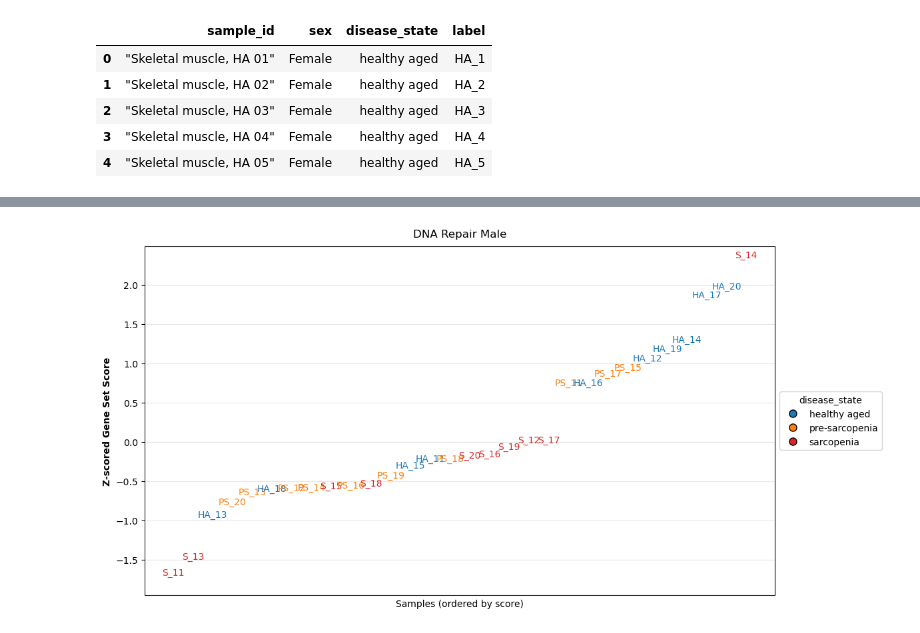
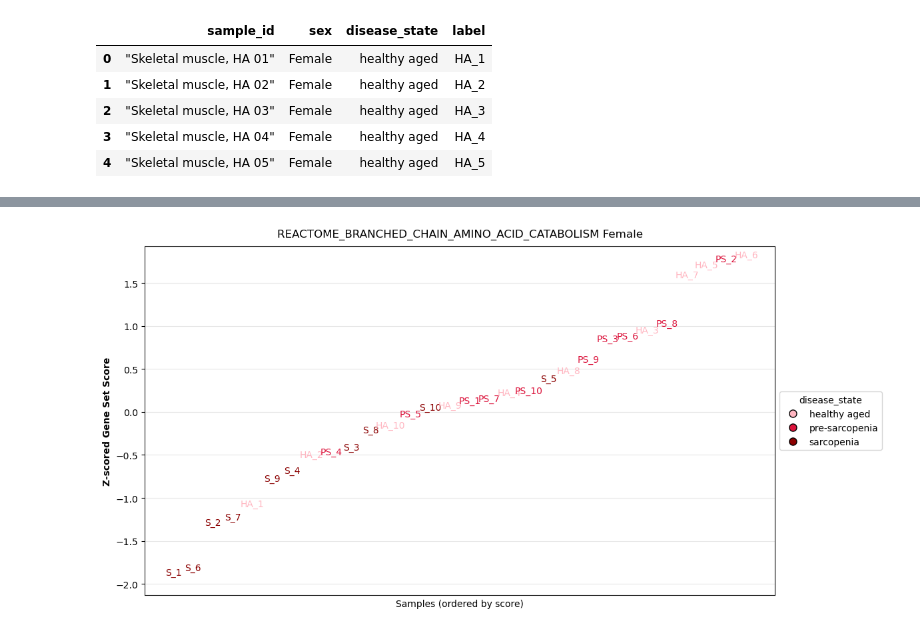
Before and after one commit to akanksha-sachan/ERCC1_iPSC_analysis, a Jupyter notebook: skm_sarcopenia_human/data.ipynb, the cells around one changed output, grey strips where cells are left out. Saved outputs shown, nothing was run; the diff lists cells and outputs as text; code cells hidden in the pictures.

Commit message:
plotted repair and metabolic violin + box plots

```diff
--- a/skm_sarcopenia_human/data.ipynb
+++ b/skm_sarcopenia_human/data.ipynb
@@ -268,0 +33,9 @@ def plot_geneset_score_violin_box(scores_df, category_col="disease_state", score
+# %%
+dna_repair_gene_sets_folder = "/ocean/projects/cis240075p/asachan/datasets/gene_sets/human/DNA_repair"
+# read all gmt files in the folder
+gene_sets = {}
+for file in os.listdir(dna_repair_gene_sets_folder):
+    if file.endswith(".gmt"):
+        file_gene_sets = load_gmt(os.path.join(dna_repair_gene_sets_folder, file))
+        # Flatten the structure - add pathway names directly as keys
+        gene_sets.update(file_gene_sets)
@@ -269,11 +60,6 @@ def plot_geneset_score_violin_box(scores_df, category_col="disease_state", score
 # %%
-gene_sets = load_gmt("/ocean/projects/cis240075p/asachan/datasets/gene_sets/human/DNA_repair/HALLMARK_DNA_REPAIR.v2024.1.Hs.gmt")
-palette = {
-    "healthy aged": "#1f77b4",
-     "pre-sarcopenia": "#ff7f0e",     # orange
-    "sarcopenia": "#d62728"
-}
 # Select one pathway to score
-genes_for_pathway = gene_sets["HALLMARK_DNA_REPAIR"]  # this is a list
-score_df = calculate_geneset_score(male_expr_df, up_genes=genes_for_pathway, mapping_df=mapping_df)
+pathway_name = "REACTOME_HOMOLOGOUS_RECOMBINATION_REPAIR_OF_REPLICATION_INDEPENDENT_DOUBLE_STRAND_BREAKS"
+genes_for_pathway = gene_sets[pathway_name]  # this is a list
+score_df = calculate_geneset_score(female_expr_df, up_genes=genes_for_pathway, mapping_df=mapping_df)
 # %% [output]
@@ -280,0 +67,11 @@ Using 150 upregulated genes
+# %%
+palette_male = {
+    "healthy aged": "#87CEEB",      # light sky blue
+    "pre-sarcopenia": "#4682B4",    # steel blue
+    "sarcopenia": "#191970"         # midnight blue
+}
+palette_female = {
+    "healthy aged": "#FFB6C1",      # light pink
+    "pre-sarcopenia": "#DC143C",    # crimson
+    "sarcopenia": "#8B0000"         # dark red
+}
@@ -281,10 +99,10 @@ Using 150 upregulated genes
 # %%
 plot_geneset_scores_scatter(
     score_df,
     category_col="disease_state",
-    title="DNA Repair Male",
+    title= pathway_name + " Female",
     ylabel="Z-scored Gene Set Score",
-    palette=palette
+    palette=palette_female
 )
 # %% [output]
-[figure, old version]
+[figure, new version]
```
Also changed, not shown: parts of 5 cells of this notebook, 1 other file.
